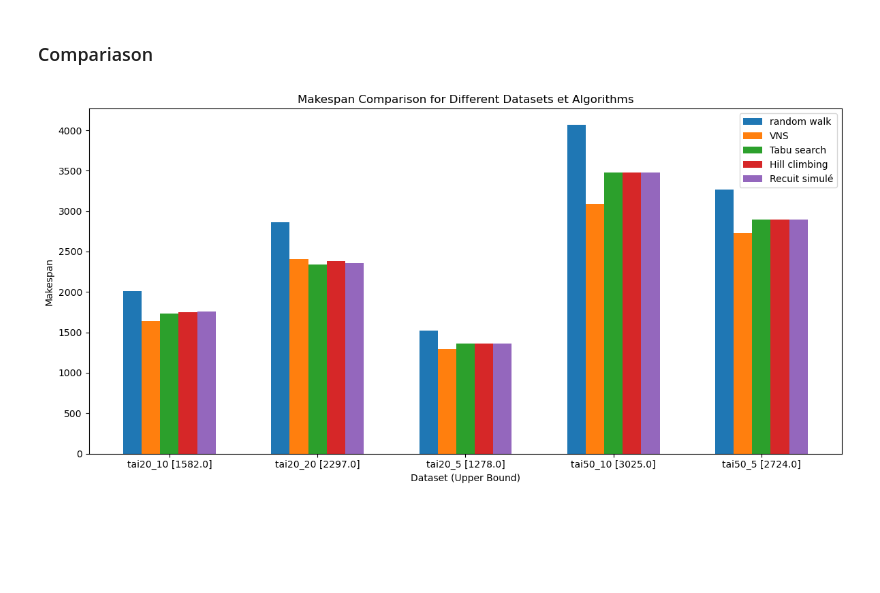
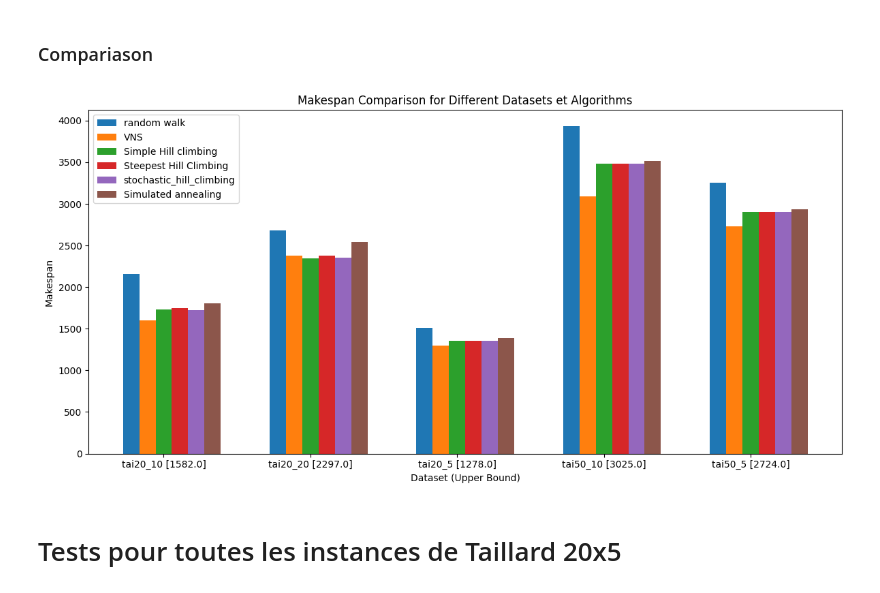
Before and after one commit to RamdhanZiane/graph-optimization-methods, a Jupyter notebook: MetaHeuristics.ipynb, the cells around one changed output. Saved outputs shown, nothing was run; the diff lists cells and outputs as text; code cells hidden in the pictures; blank space fills up the shorter version.

Commit message:
deleted tabu search, added simulated annealing

```diff
--- a/MetaHeuristics.ipynb
+++ b/MetaHeuristics.ipynb
@@ -1397,8 +1285,0 @@ plot_test(results_df5,"Stochastic Hill Climbing")
-# %%
-file_names = list_files_in_folder(folder_path)
-# %%
-names_to_remove = ["tai200_20.txt" , "tai200_10.txt", "tai100_20.txt", "tai100_10.txt","tai100_5.txt", "tai500_20.txt"]
-
-file_names = [x for x in file_names if x not in names_to_remove]
-
-print(file_names)
@@ -1407,13 +1286,14 @@ print(file_names)
 # %%
 results_df6 = pd.DataFrame(columns=["File Name", "Instance", "Upper Bound", "Initial solution", "Makespan"])
+
 for file_name in file_names:
     print(file_name)
     taillard = load_taillard(path="benchmarks/"+file_name)
     data = np.array(taillard[0]['jobs'])
     permutation = np.random.permutation(len(data)).tolist()
-    permutation , initial_solution = neh_algorithm(data.T)
-    neighbor, neighbor_cmax = tabu_search(permutation, data.T)
-
+    initial_solution = evaluate_sequence(permutation, data)
+    fs = Flowshop(data=data, nb_machines=len(data), nb_jobs=len(data[0]))
+    _,_,neighbor_cmax,_ = fs.simulated_annealing()
     new_row = pd.DataFrame({"File Name": [file_name[:-4]],
                                     #"Generated Solution": neighbor,
                                     "Instance": [0],
@@ -1423,8 +1303,7 @@ for file_name in file_names:
 
     results_df6 = pd.concat([results_df6, new_row], ignore_index=True)
 
-results_df6
-# plot_gantt(np.array(data), neighbor)
+results_df
 # %% [output]
 tai20_10.txt
 tai20_20.txt
@@ -1456,20 +1322,0 @@ print(file_names)
-# %%
-results_df7 = pd.DataFrame(columns=["File Name", "Instance", "Upper Bound", "Initial solution", "Makespan"])
-for file_name in file_names:
-    print(file_name)
-    taillard = load_taillard(path="benchmarks/"+file_name)
-    data = np.array(taillard[0]['jobs'])
-    permutation , initial_solution = neh_algorithm(data.T)
-    neighbor, neighbor_cmax = tabu_search(permutation, data.T)
-
-    new_row = pd.DataFrame({"File Name": [file_name[:-4]],
-                                    #"Generated Solution": neighbor,
-                                    "Instance": [0],
-                                    "Upper Bound": [taillard[0]['upper_bound']],
-                                    "Initial solution": [int(initial_solution)],
-                                    "Makespan": [int(neighbor_cmax)]})
-
-    results_df7 = pd.concat([results_df7, new_row], ignore_index=True)
-
-results_df7
-# plot_gantt(np.array(data), neighbor)
@@ -1493,36 +1324,38 @@ plot_test(results_df7,"Recuit simulé")
 ### Compariason
 # %%
 # Combine all dataframes into a single dataframe
-result_dfs = [results_df, results_df2, results_df3, results_df4, results_df5, results_df6, results_df7]
+result_dfs = [results_df, results_df2, results_df3, results_df4, results_df5, results_df6]
 combined_df = pd.concat(result_dfs)
 
 # Group the combined dataframe by 'File Name' and aggregate the makespan values for each algorithm
 grouped_df = combined_df.groupby('File Name')['Makespan'].apply(list).reset_index()
 
 # Define algorithm names
-algorithm_names = ["random walk", "VNS", "Tabu search", "Hill climbing", "Recuit simulé"]  # Add more as needed
+algorithm_names = ["random walk", "VNS", "Simple Hill climbing", "Steepest Hill Climbing", "stochastic_hill_climbing", "Simulated annealing"]
 
 # Plotting
 plt.figure(figsize=(12, 6))
 
 # Loop through each algorithm
 bar_width = 0.1  # Adjust bar width
 dataset_space = 0.3  # Adjust space between datasets
 num_datasets = len(grouped_df)
 for i, algorithm in enumerate(algorithm_names):
     bar_positions = np.arange(num_datasets) * (len(algorithm_names) * bar_width + dataset_space) + i * bar_width
     plt.bar(bar_positions, grouped_df['Makespan'].apply(lambda x: x[i]), width=bar_width, label=algorithm)
 
 plt.xlabel('Dataset (Upper Bound)')
 plt.ylabel('Makespan')
 plt.title('Makespan Comparison for Different Datasets et Algorithms')
 
 # Modify x-axis labels to include upper bound
 x_labels = [f"{file_name} [{upper_bound}]" for file_name, upper_bound in zip(grouped_df['File Name'], combined_df.groupby('File Name')['Upper Bound'].mean())]
 plt.xticks(np.arange(num_datasets) * (len(algorithm_names) * bar_width + dataset_space) + ((num_datasets - 1) * bar_width) / 2, x_labels)
 
 plt.legend()
 plt.tight_layout()
 plt.show()
 # %% [output]
-[figure, old version]
+[figure, new version]
+# %% [markdown]
+# Tests pour toutes les instances de Taillard 20x5
```
Also changed, not shown: parts of 48 cells of this notebook, 1 other file.
